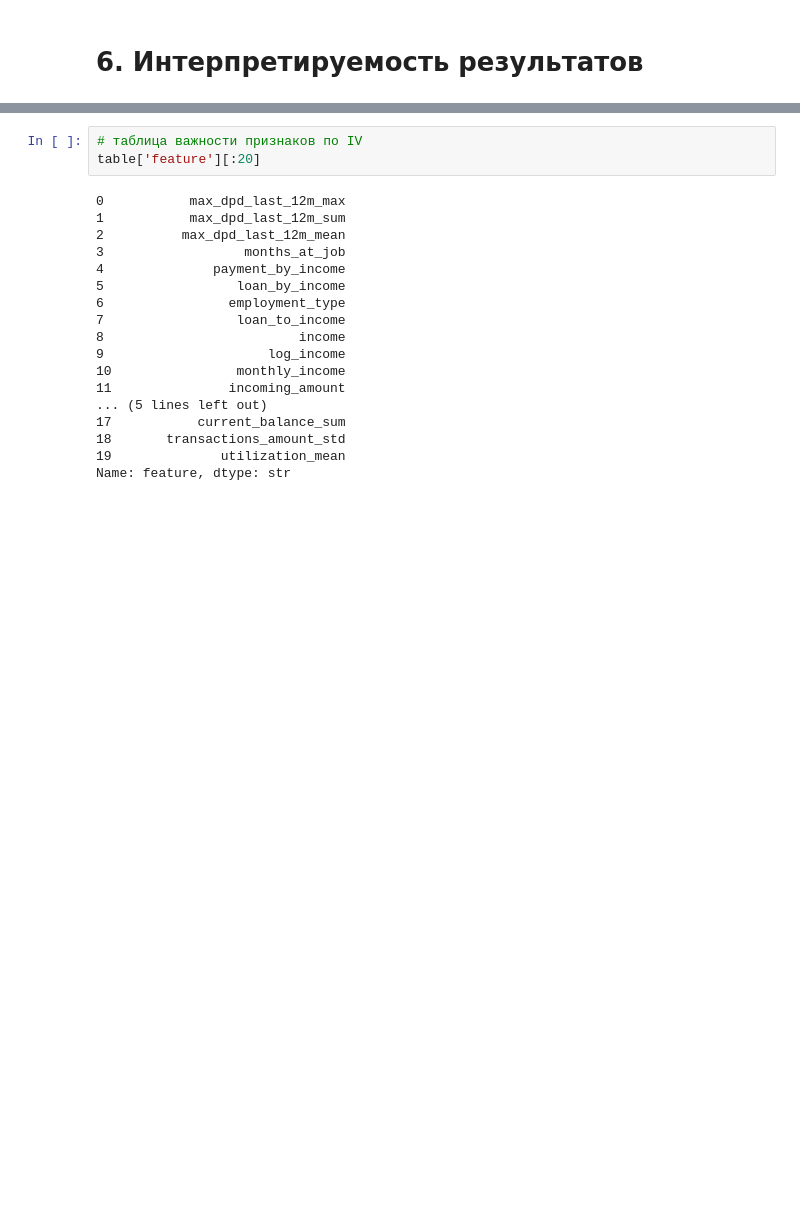
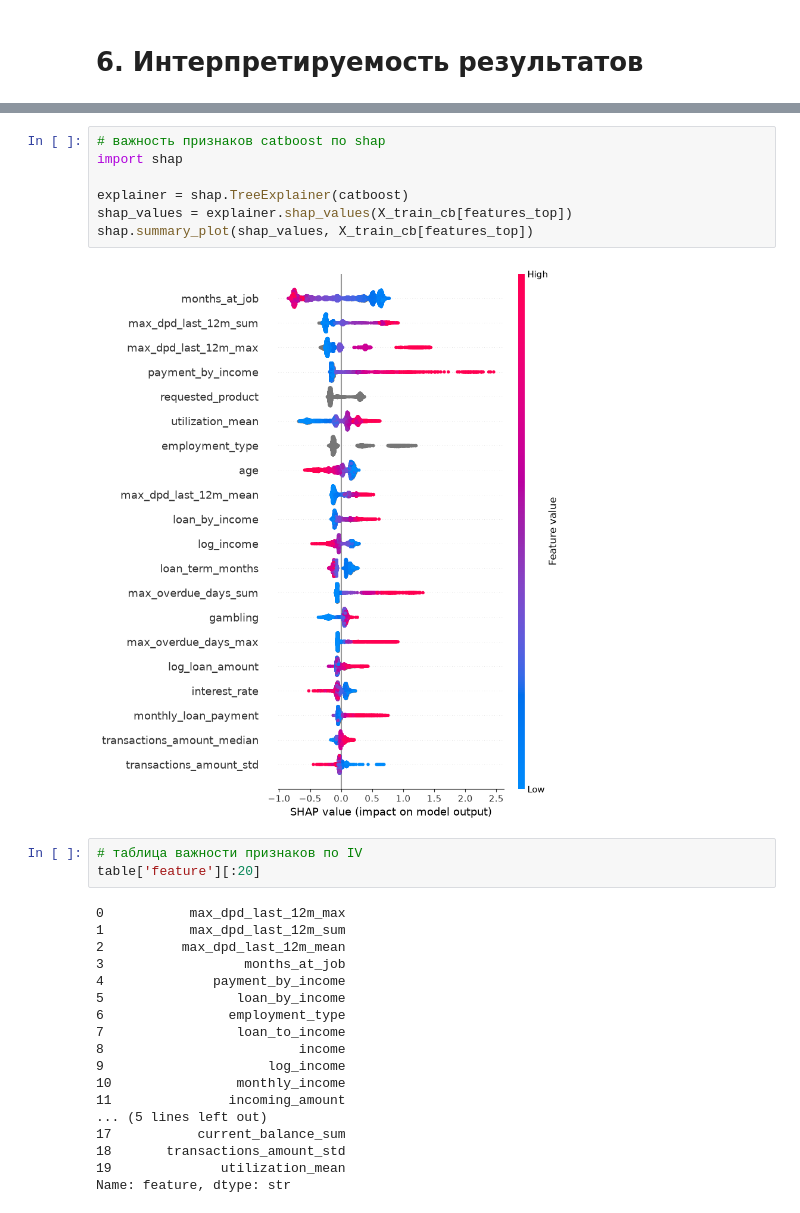
Before and after one commit to Polemarh/credit_scoring_ml, a Jupyter notebook: competition.ipynb, the cells around one changed output, grey strips where cells are left out. Drawn from its saved outputs; the diff is of its cells as text; blank space fills up the shorter version.

```diff
--- a/competition.ipynb
+++ b/competition.ipynb
@@ -1611,3 +1732,12 @@ shap.summary_plot(shap_values, X_train_raw)
+# %%
+# важность признаков catboost по shap
+import shap
+
+explainer = shap.TreeExplainer(catboost)
+shap_values = explainer.shap_values(X_train_cb[features_top])
+shap.summary_plot(shap_values, X_train_cb[features_top])
+# %% [output]
+[figure, added]
 # %%
 # таблица важности признаков по IV
 table['feature'][:20]
```
Also changed, not shown: parts of 19 cells of this notebook, 2 other files.
